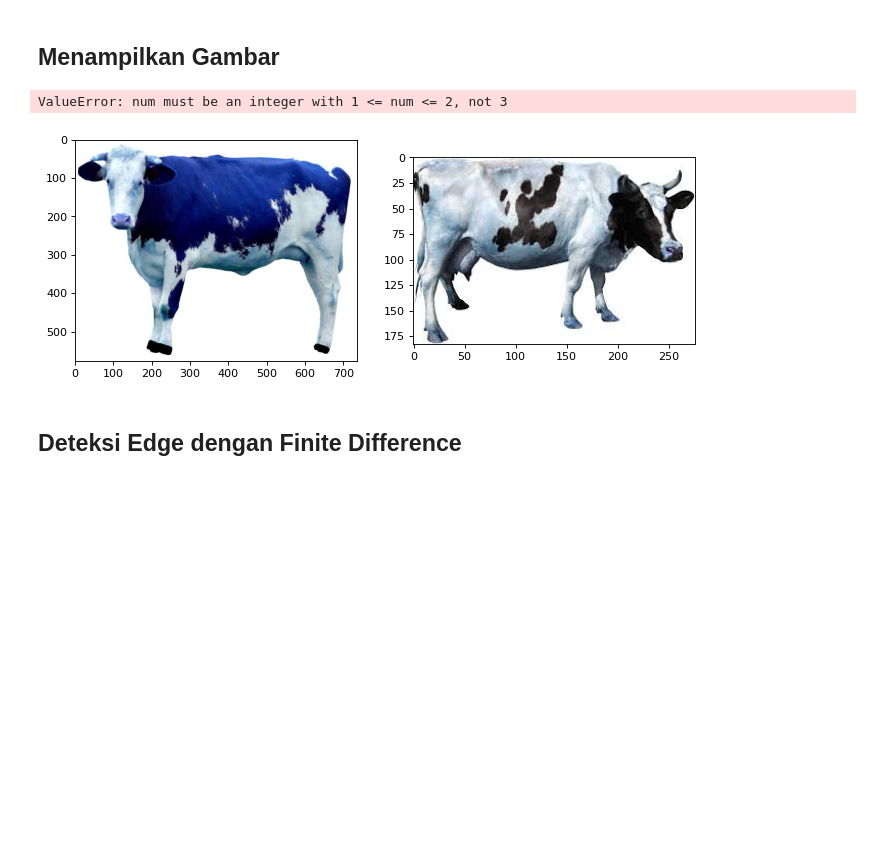
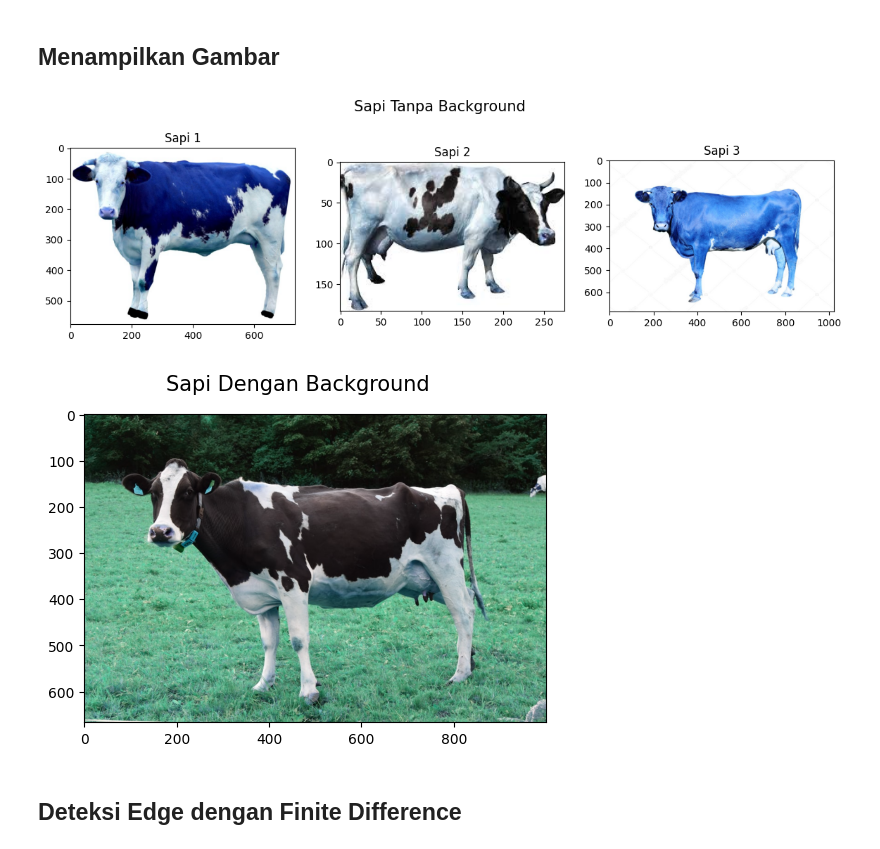
Before and after one commit to naragift/sapixy, a Jupyter notebook: main.ipynb, the cells around one changed output. Saved outputs shown, nothing was run; the diff lists cells and outputs as text; code cells hidden in the pictures; blank space fills up the shorter version.

Commit message:
Update Display

```diff
--- a/main.ipynb
+++ b/main.ipynb
@@ -13,21 +13,30 @@ import matplotlib.pyplot as plt
 # %% [markdown]
 ## Menampilkan Gambar
 # %%
-def display_im(im1, im2,im3, title):
-  f, (ax1, ax2, ax3, ax4) = plt.subplots(1, 4, figsize=(14, 4))
+def display_im_nobg(im1, im2,im3, title):
+  f, (ax1, ax2, ax3) = plt.subplots(1, 3, figsize=(14, 4))
   ax1.imshow(im1, cmap='gray')
+  ax1.set_title('Sapi 1')
   ax2.imshow(im2, cmap='gray')
+  ax2.set_title('Sapi 2')
   ax3.imshow(im3, cmap='gray')
+  ax3.set_title('Sapi 3')
   f.suptitle(title, fontsize=15)
+
+def display_im_bg(im1, title):
+  f, (ax1) = plt.subplots(1, 1, figsize=(14, 4))
+  ax1.imshow(im1, cmap='gray')
+  f.suptitle(title, fontsize=15)
 # %%
 sapi_tanpa_bg1 = cv2.imread('./sapi1.jpg')
 sapi_tanpa_bg2 = cv2.imread('./sapi2.jpeg')
 sapi_tanpa_bg3 = cv2.imread('./sapi3.jpg')
 sapi_dgn_bg = cv2.imread('./sapi_x.jpeg')
-display_im(sapi_tanpa_bg1,sapi_tanpa_bg2,sapi_tanpa_bg3)
+display_im_nobg(sapi_tanpa_bg1,sapi_tanpa_bg2,sapi_tanpa_bg3, 'Sapi Tanpa Background')
+display_im_bg(sapi_dgn_bg, 'Sapi Dengan Background')
 # %% [output]
-ValueError: num must be an integer with 1 <= num <= 2, not 3
-[figure, old version]
+[figure, new version]
+[figure, added]
 # %%
 image1 = sapi_tanpa_bg1
 image2 = sapi_tanpa_bg2
```
Also changed, not shown: parts of 8 cells of this notebook.
